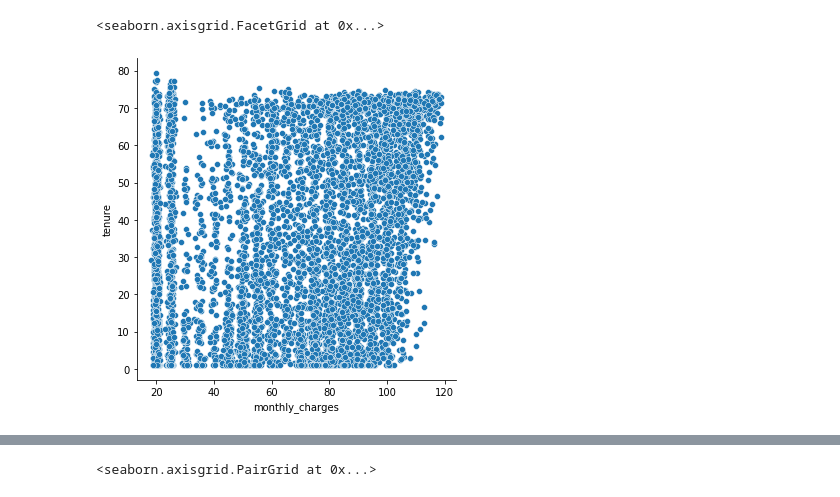
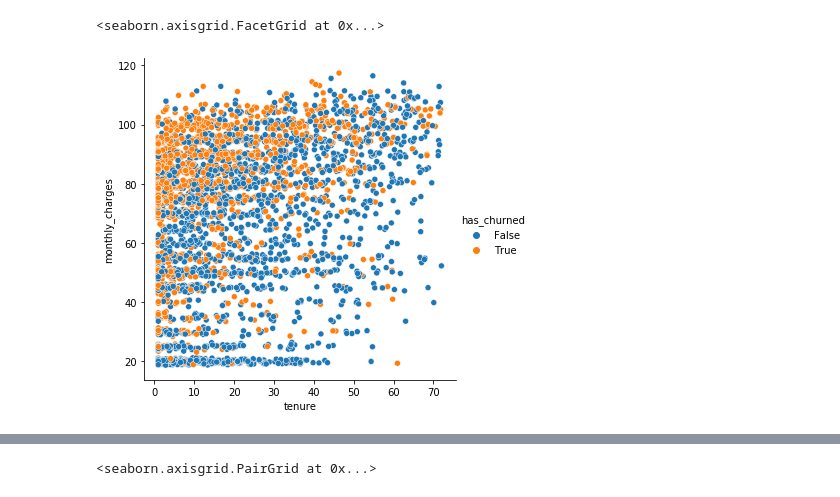
Before and after one commit to QuantumKane/telco_exploration, a Jupyter notebook: telco_explore.ipynb, the cells around one changed output, grey strips where cells are left out. Cells and saved outputs as stored; diff of their text form; code cells hidden in the pictures.

```diff
--- a/telco_explore.ipynb
+++ b/telco_explore.ipynb
@@ -8 +14,5 @@ cust_data = pd.read_csv('mytable_customer_details.csv', index_col=0)
+# %%
+# Filtering out any customers on a contract.
+
+cust_data = cust_data[cust_data.contract_type == 0]
 # %%
@@ -92,5 +70,5 @@ cust_data.describe()
 # %%
-sns.relplot(data = cust_data, x = 'monthly_charges', y = 'tenure')
+sns.relplot(data = cust_data, y = 'monthly_charges', x = 'tenure', hue='has_churned')
 # %% [output]
 <seaborn.axisgrid.FacetGrid at 0x...>
-[figure, old version]
+[figure, new version]
```
Also changed, not shown: parts of 20 cells of this notebook.
